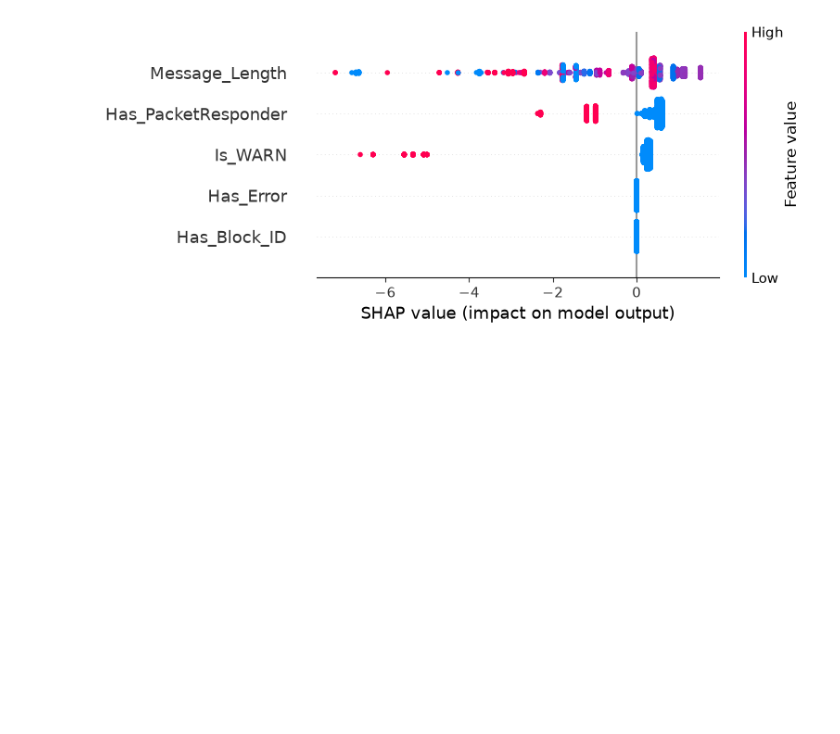
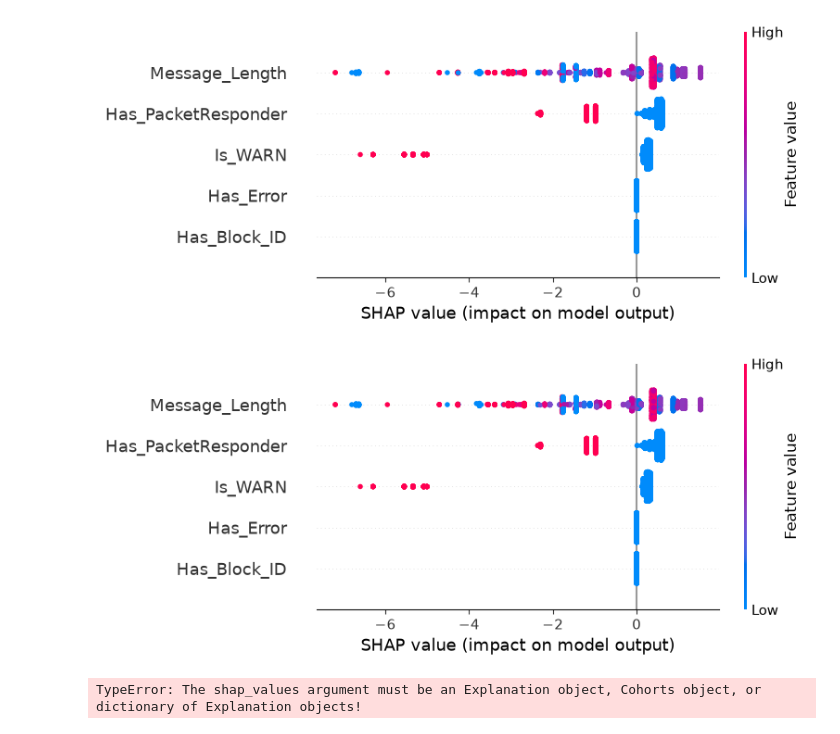
Before and after one commit to Jajitha2810/Explainable-Log-Anomaly-Detection, a Jupyter notebook: notebooks/06_shap_explainability.ipynb, the cells around one changed output. Drawn from its saved outputs; the diff is of its cells as text; code cells hidden in the pictures; blank space fills up the shorter version.

```diff
--- a/notebooks/06_shap_explainability.ipynb
+++ b/notebooks/06_shap_explainability.ipynb
@@ -124,3 +124,15 @@ shap_values = explainer.shap_values(X)
 shap.summary_plot(shap_values, X)
 # %% [output]
 [figure]
+# %%
+import matplotlib.pyplot as plt
+
+shap.summary_plot(shap_values, X, show=False)
+plt.savefig("../results/shap_summary_plot.png", dpi=300, bbox_inches="tight")
+plt.show()
+# %% [output]
+[figure, added]
+# %%
+shap.plots.bar(...)
+# %% [output]
+TypeError: The shap_values argument must be an Explanation object, Cohorts object, or dictionary of Explanation objects!
```
Also changed, not shown: parts of 1 cell of this notebook, 2 other files.
